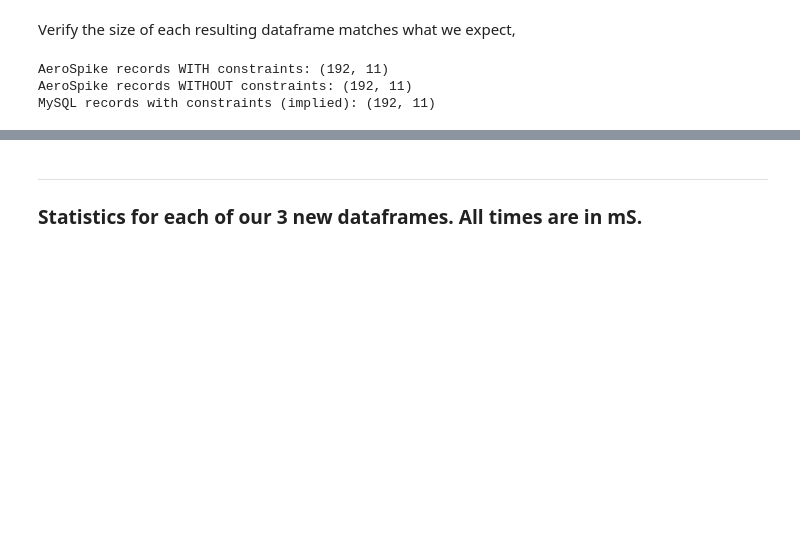
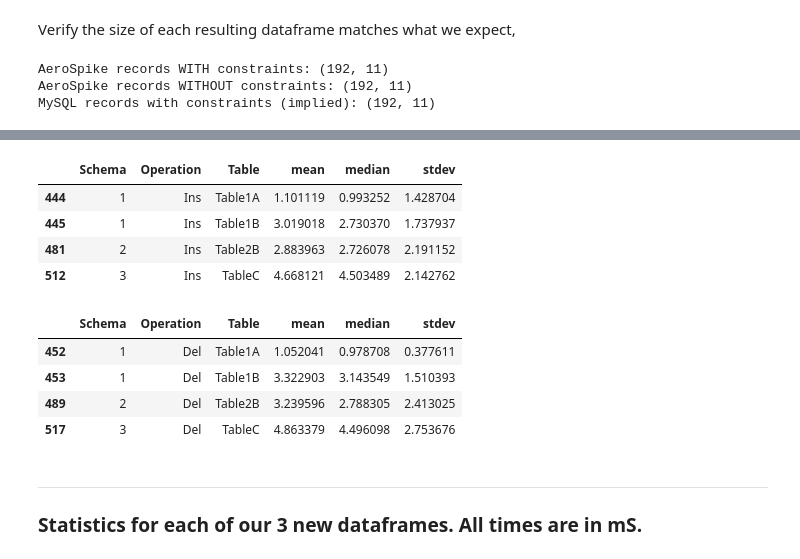
Before and after one commit to CheapSquier/NoSQL_w_PKFK_Constraints, a Jupyter notebook: AS_vs_SQL_analysis.ipynb, the cells around one changed output, grey strips where cells are left out. Saved outputs shown, nothing was run; the diff lists cells and outputs as text; code cells hidden in the pictures; blank space fills up the shorter version.

```diff
--- a/AS_vs_SQL_analysis.ipynb
+++ b/AS_vs_SQL_analysis.ipynb
@@ -77,3 +103,22 @@ MySQL records with constraints (implied): (192, 11)
+# %%
+insDF = summaryDF.query('FKrepFactor == 5').drop(columns=["FKrepFactor"]).query('Operation == " Ins"').drop([480])
+delDF = summaryDF.query('FKrepFactor == 5').drop(columns=["FKrepFactor"]).query('Operation == " Del"').drop([488, 518, 519])
+from IPython.display import display, HTML
+
+# Assuming that dataframes df1 and df2 are already defined:
+display(insDF)
+display(HTML(delDF.to_html()))
+# %% [output]
+|  | Schema | Operation | Table | mean | median | stdev |
+| 444 | 1 | Ins | Table1A | 1.101119 | 0.993252 | 1.428704 |
+| 445 | 1 | Ins | Table1B | 3.019018 | 2.730370 | 1.737937 |
+| 481 | 2 | Ins | Table2B | 2.883963 | 2.726078 | 2.191152 |
+| 512 | 3 | Ins | TableC | 4.668121 | 4.503489 | 2.142762 |
+|  | Schema | Operation | Table | mean | median | stdev |
+| 452 | 1 | Del | Table1A | 1.052041 | 0.978708 | 0.377611 |
+| 453 | 1 | Del | Table1B | 3.322903 | 3.143549 | 1.510393 |
+| 489 | 2 | Del | Table2B | 3.239596 | 2.788305 | 2.413025 |
+| 517 | 3 | Del | TableC | 4.863379 | 4.496098 | 2.753676 |
 # %% [markdown]
 ***
 ### Statistics for each of our 3 new dataframes. All times are in mS.
```
Also changed, not shown: parts of 24 cells of this notebook.
